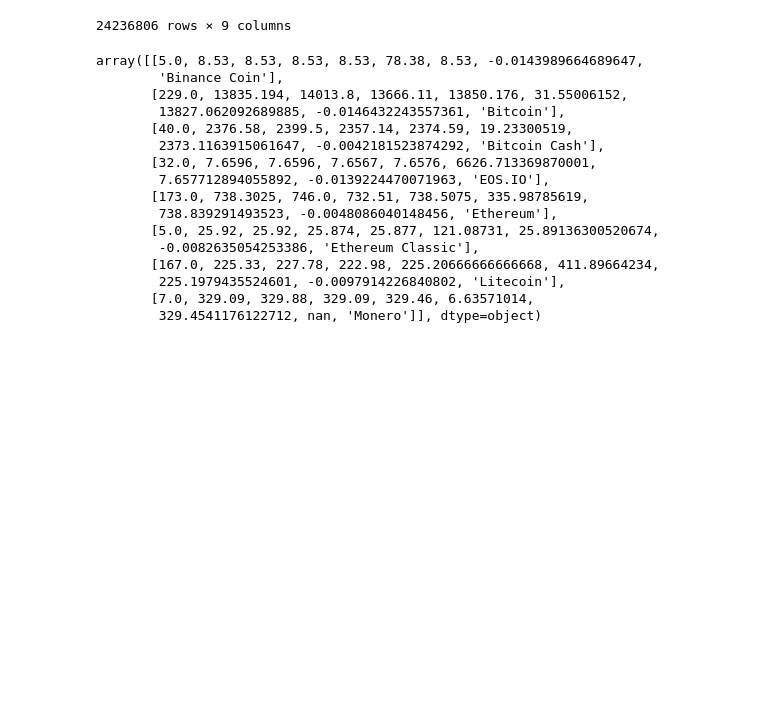
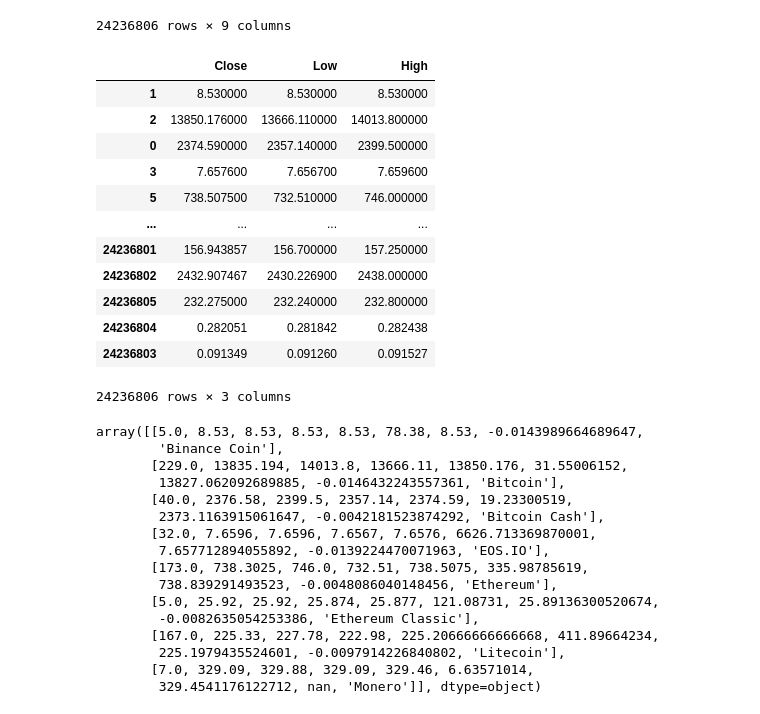
Before and after one commit to wesleyyuan17/STAT5242-Project, a Jupyter notebook: src/scratch/data_exploration.ipynb, the cells around one changed output. Cells and saved outputs as stored; diff of their text form; code cells hidden in the pictures; blank space fills up the shorter version.

```diff
--- a/src/scratch/data_exploration.ipynb
+++ b/src/scratch/data_exploration.ipynb
@@ -68,6 +68,22 @@ data.set_index(['timestamp', 'Asset_ID'])
 |  | 12 | 177.0 | 0.282168 | 0.282438 | 0.281842 | 0.282051 | 1.828508e+05 | 0.282134 | NaN | Stellar |
 |  | 13 | 380.0 | 0.091390 | 0.091527 | 0.091260 | 0.091349 | 2.193732e+06 | 0.091388 | NaN | TRON |
 24236806 rows × 9 columns
+# %%
+data[['Close', 'Low', 'High']]
+# %% [output]
+|  | Close | Low | High |
+| 1 | 8.530000 | 8.530000 | 8.530000 |
+| 2 | 13850.176000 | 13666.110000 | 14013.800000 |
+| 0 | 2374.590000 | 2357.140000 | 2399.500000 |
+| 3 | 7.657600 | 7.656700 | 7.659600 |
+| 5 | 738.507500 | 732.510000 | 746.000000 |
+| ... | ... | ... | ... |
+| 24236801 | 156.943857 | 156.700000 | 157.250000 |
+| 24236802 | 2432.907467 | 2430.226900 | 2438.000000 |
+| 24236805 | 232.275000 | 232.240000 | 232.800000 |
+| 24236804 | 0.282051 | 0.281842 | 0.282438 |
+| 24236803 | 0.091349 | 0.091260 | 0.091527 |
+24236806 rows × 3 columns
 # %%
 # test_idx =
 data.set_index(['timestamp', 'Asset_ID']).loc[data['timestamp'].min()].values
```
Also changed, not shown: 1 other file.
